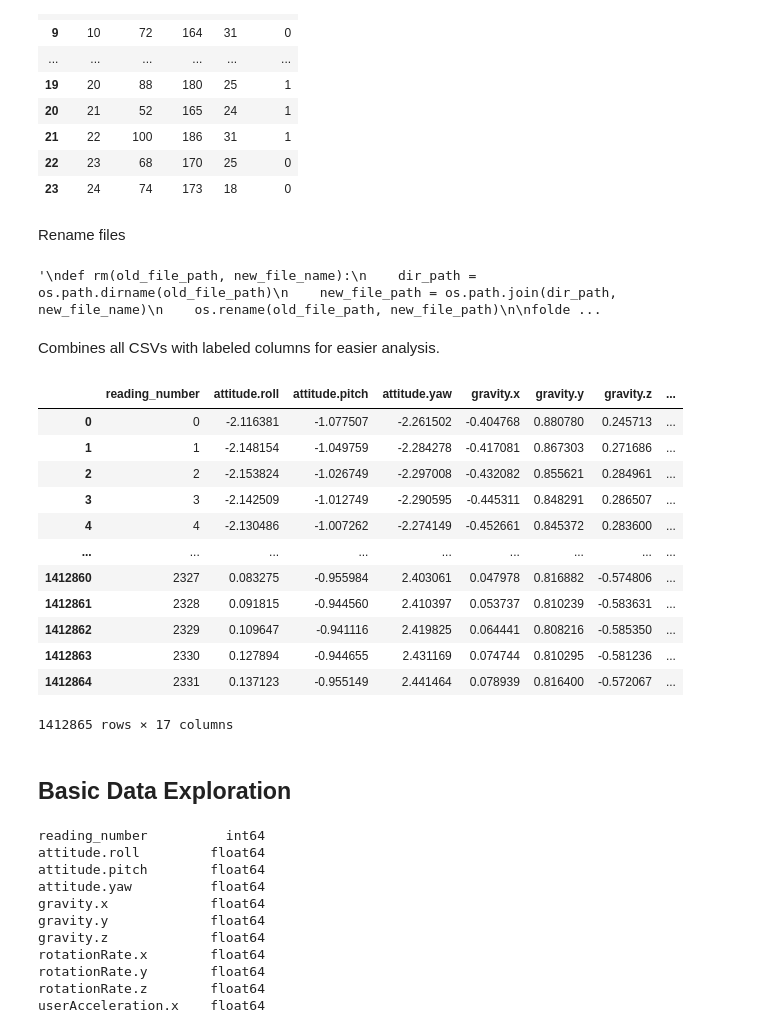
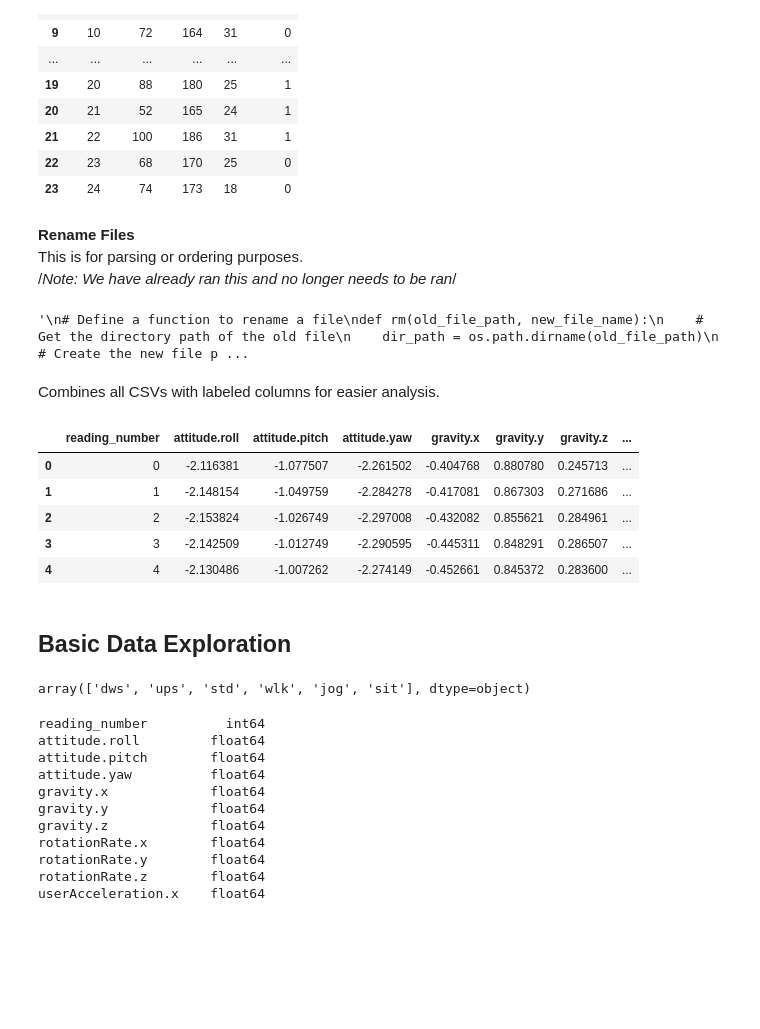
Before and after one commit to WilliamLin630/CMSC320-Final-Project, a Jupyter notebook: MotionSense.ipynb, the cells around one changed output. Saved outputs shown, nothing was run; the diff lists cells and outputs as text; code cells hidden in the pictures; blank space fills up the shorter version.

```diff
--- a/MotionSense.ipynb
+++ b/MotionSense.ipynb
@@ -30,76 +35,112 @@ subjects
 | 21 | 22 | 100 | 186 | 31 | 1 |
 | 22 | 23 | 68 | 170 | 25 | 0 |
 | 23 | 24 | 74 | 173 | 18 | 0 |
-# %% [markdown]
-Rename files
+# %% [markdown]
+**Rename Files** <br>
+This is for parsing or ordering purposes. <br>
+/*Note: We have already ran this and no longer needs to be ran*/
 # %%
-"""
+'''
+# Define a function to rename a file
 def rm(old_file_path, new_file_name):
+    # Get the directory path of the old file
     dir_path = os.path.dirname(old_file_path)
+    # Create the new file path
     new_file_path = os.path.join(dir_path, new_file_name)
+    # Rename the old file to the new file name
     os.rename(old_file_path, new_file_path)
 
+# List all folders in the specified directory
 folders = os.listdir(r'A_DeviceMotion_data/')
 
+# Iterate over each folder
 for folder in folders:
+    # Split the folder name to get its components
     folder_name = folder.split('_')
 
-    if(int(folder_name[1])<= 9):
-        old_folder_path = './A_DeviceMotion_data/' + folder
-        new_folder_name = folder_name[0] + "_0" + folder_name[1]
-        folder = new_folder_name
+    # If the second part of the folder name is less than or equal to 9, rename the folder
+    if int(folder_name[1]) <= 9:
+        old_folder_path = './A_DeviceMotion_data/' + folder  # Old folder path
+        new_folder_name = folder_name[0] + "_0" + folder_name[1]  # New folder name with leading zero
+        folder = new_folder_name  # Update the folder variable with the new name
 
+        # Rename the old folder to the new folder name
         rm(old_folder_path, new_folder_name)
 
+    # List all files in the current (possibly renamed) folder
     files = os.listdir(r'./A_DeviceMotion_data/' + folder)
 
+    # Iterate over each file in the folder
     for file in files:
+        # Split the file name to get its components
         file_name = re.split('_|\\.', file)
-        if(int(file_name[1])<= 9):
-            old_file_path = './A_DeviceMotion_data/' + folder + '/' + file
-            new_file_name = 'sub_0' + file_name[1] + '.csv'
 
+        # If the second part of the file name is less than or equal to 9, rename the file
+        if int(file_name[1]) <= 9:
+            old_file_path = './A_DeviceMotion_data/' + folder + '/' + file  # Old file path
+            new_file_name = 'sub_0' + file_name[1] + '.csv'  # New file name with leading zero
+
+            # Rename the old file to the new file name
             rm(old_file_path, new_file_name)
-"""
+'''
 # %% [output]
-'\ndef rm(old_file_path, new_file_name):\n    dir_path = os.path.dirname(old_file_path)\n    new_file_path = os.path.join(dir_path, new_file_name)\n    os.rename(old_file_path, new_file_path)\n\nfolde ...
+'\n# Define a function to rename a file\ndef rm(old_file_path, new_file_name):\n    # Get the directory path of the old file\n    dir_path = os.path.dirname(old_file_path)\n    # Create the new file p ...
 # %% [markdown]
 Combines all CSVs with labeled columns for easier analysis.
 # %%
+# Initialize an empty list to store the dataframes
 dfs = list()
 
+# List all folders in the specified directory
 folders = os.listdir(r'A_DeviceMotion_data/')
 for folder in folders:
+    # Create the full path to the current folder
     path = r'A_DeviceMotion_data/' + folder
+
+    # Get a list of all CSV files in the current folder
     files = Path(path).glob('*.csv')
+
+    # Iterate over each file in the current folder
     for file in files:
+        # Read the CSV file into a dataframe
         data = pd.read_csv(file)
+
+        # Extract the subject code from the file name and add it as a new column
         data['subject_code'] = int(file.stem.split('_')[1])
+
+        # Extract the motion type from the folder name and add it as a new column
         data['motion_type'] = folder.split('_')[0]
+
+        # Determine the trial type based on the folder name and add it as a new column
         data['trial_type'] = "long" if int(folder.split('_')[1]) <= 9 else "short"
+
+        # Add the file path as a new column
         data['file_path'] = folder + "/" + file.stem
+
+        # Append the dataframe to the list of dataframes
         dfs.append(data)
 
+# Concatenate all dataframes in the list into a single dataframe
 df = pd.concat(dfs, ignore_index=True)
 
-df.rename(columns = {'Unnamed: 0':'reading_number'}, inplace = True)
-df
+# Rename the 'Unnamed: 0' column to 'reading_number'
+df.rename(columns={'Unnamed: 0': 'reading_number'}, inplace=True)
+
+# Display the dataframe (optional)
+df.head()
 # %% [output]
 |  | reading_number | attitude.roll | attitude.pitch | attitude.yaw | gravity.x | gravity.y | gravity.z | ... |
 | 0 | 0 | -2.116381 | -1.077507 | -2.261502 | -0.404768 | 0.880780 | 0.245713 | ... |
 | 1 | 1 | -2.148154 | -1.049759 | -2.284278 | -0.417081 | 0.867303 | 0.271686 | ... |
 | 2 | 2 | -2.153824 | -1.026749 | -2.297008 | -0.432082 | 0.855621 | 0.284961 | ... |
 | 3 | 3 | -2.142509 | -1.012749 | -2.290595 | -0.445311 | 0.848291 | 0.286507 | ... |
 | 4 | 4 | -2.130486 | -1.007262 | -2.274149 | -0.452661 | 0.845372 | 0.283600 | ... |
-| ... | ... | ... | ... | ... | ... | ... | ... | ... |
-| 1412860 | 2327 | 0.083275 | -0.955984 | 2.403061 | 0.047978 | 0.816882 | -0.574806 | ... |
-| 1412861 | 2328 | 0.091815 | -0.944560 | 2.410397 | 0.053737 | 0.810239 | -0.583631 | ... |
-| 1412862 | 2329 | 0.109647 | -0.941116 | 2.419825 | 0.064441 | 0.808216 | -0.585350 | ... |
-| 1412863 | 2330 | 0.127894 | -0.944655 | 2.431169 | 0.074744 | 0.810295 | -0.581236 | ... |
-| 1412864 | 2331 | 0.137123 | -0.955149 | 2.441464 | 0.078939 | 0.816400 | -0.572067 | ... |
-1412865 rows × 17 columns
 # %% [markdown]
 ## Basic Data Exploration
+# %%
+df.motion_type.unique()
+# %% [output]
+array(['dws', 'ups', 'std', 'wlk', 'jog', 'sit'], dtype=object)
 # %%
 df.dtypes
 # %% [output]
```
Also changed, not shown: parts of 29 cells of this notebook, 1 other file.
